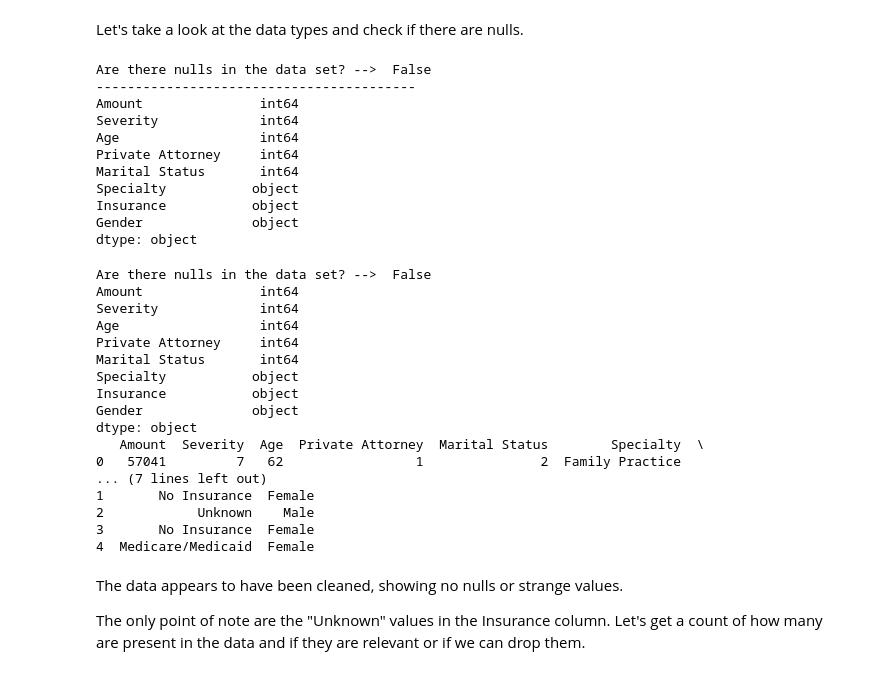
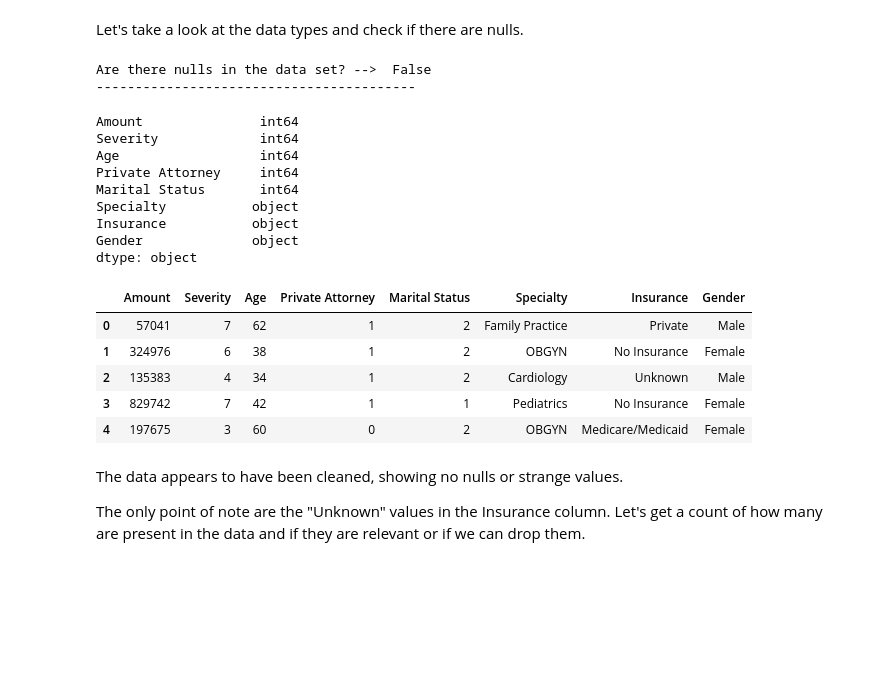
Before and after one commit to PhilomellianOde/med-mal-visualization, a Jupyter notebook: med-malpractice/medmal.ipynb, the cells around one changed output. Saved outputs shown, nothing was run; the diff lists cells and outputs as text; code cells hidden in the pictures; blank space fills up the shorter version.

```diff
--- a/med-malpractice/medmal.ipynb
+++ b/med-malpractice/medmal.ipynb
@@ -13,39 +26,28 @@ Let's take a look at the data types and check if there are nulls.
 # %%
 print("Are there nulls in the data set? --> ", df.isnull().values.any())
 print("-----------------------------------------")
-print(df.dtypes)
+display(df.dtypes)
 # %% [output]
 Are there nulls in the data set? -->  False
 -----------------------------------------
-Amount               int64
-Severity             int64
-Age                  int64
-Private Attorney     int64
-Marital Status       int64
-Specialty           object
-Insurance           object
-Gender              object
-dtype: object
+Amount               int64
+Severity             int64
+Age                  int64
+Private Attorney     int64
+Marital Status       int64
+Specialty           object
+Insurance           object
+Gender              object
+dtype: object
 # %%
-print(df.head())
+display(df.head())
 # %% [output]
-Are there nulls in the data set? -->  False
-Amount               int64
-Severity             int64
-Age                  int64
-Private Attorney     int64
-Marital Status       int64
-Specialty           object
-Insurance           object
-Gender              object
-dtype: object
-   Amount  Severity  Age  Private Attorney  Marital Status        Specialty  \
-0   57041         7   62                 1               2  Family Practice
-... (7 lines left out)
-1       No Insurance  Female
-2            Unknown    Male
-3       No Insurance  Female
-4  Medicare/Medicaid  Female
+|  | Amount | Severity | Age | Private Attorney | Marital Status | Specialty | Insurance | Gender |
+| 0 | 57041 | 7 | 62 | 1 | 2 | Family Practice | Private | Male |
+| 1 | 324976 | 6 | 38 | 1 | 2 | OBGYN | No Insurance | Female |
+| 2 | 135383 | 4 | 34 | 1 | 2 | Cardiology | Unknown | Male |
+| 3 | 829742 | 7 | 42 | 1 | 1 | Pediatrics | No Insurance | Female |
+| 4 | 197675 | 3 | 60 | 0 | 2 | OBGYN | Medicare/Medicaid | Female |
 # %% [markdown]
 The data appears to have been cleaned, showing no nulls or strange values.
 
```
Also changed, not shown: parts of 6 cells of this notebook, 1 other file.
